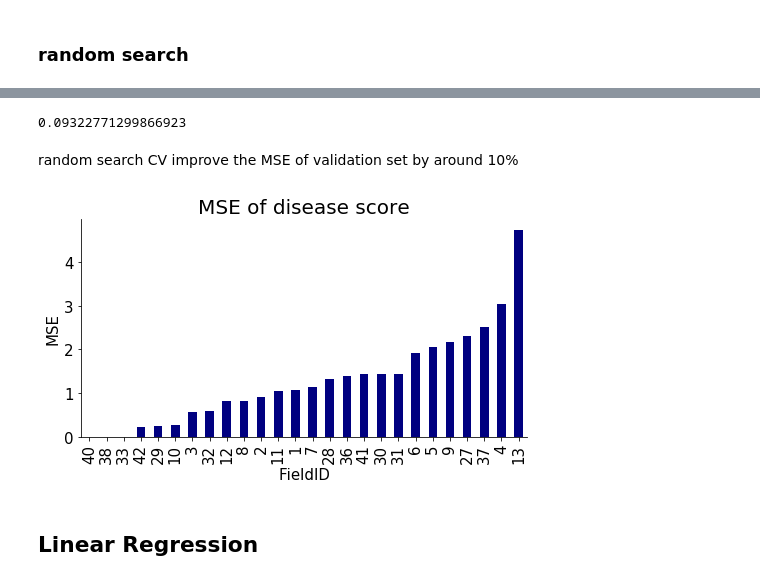
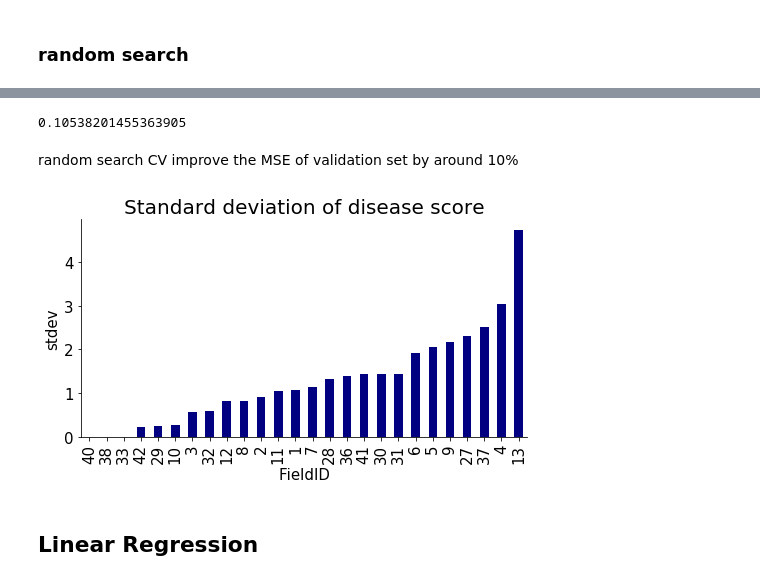
Before and after one commit to csy99/potato-lankau, a Jupyter notebook: scripts/w020202.ipynb, the cells around one changed output, grey strips where cells are left out. Saved outputs shown, nothing was run; the diff lists cells and outputs as text; code cells hidden in the pictures.

Commit message:
update w020202
Minor revise on plots

```diff
--- a/scripts/w020202.ipynb
+++ b/scripts/w020202.ipynb
@@ -303,7 +323,7 @@ np.sqrt(mse_rfrd_train), np.sqrt(mse_rfrd_val)
 # %%
-(1.5658879907076229-1.4199038345218697)/1.5658879907076229
+(1.6043510895199375-1.4352813396550008)/1.6043510895199375
 # %% [output]
-0.09322771299866923
+0.10538201455363905
 # %% [markdown]
 random search CV improve the MSE of validation set by around 10%
 # %%
@@ -322,8 +341,8 @@ def mse_disease(df, color="black", title="", xlabel="xlabel", ylabel="ylabel"):
     plt.xticks(fontsize=15)
     plt.yticks(fontsize=15)
 # %%
-mse_disease(meta, "navy", title="MSE of disease score", xlabel="FieldID", ylabel="MSE")
+mse_disease(meta, "navy", title="Standard deviation of disease score", xlabel="FieldID", ylabel="stdev")
 # %% [output]
-[figure, old version]
+[figure, new version]
 # %% [markdown]
 ## Linear Regression
```
Also changed, not shown: parts of 9 cells of this notebook.
